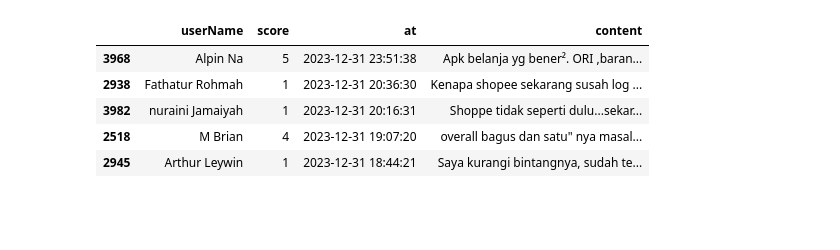
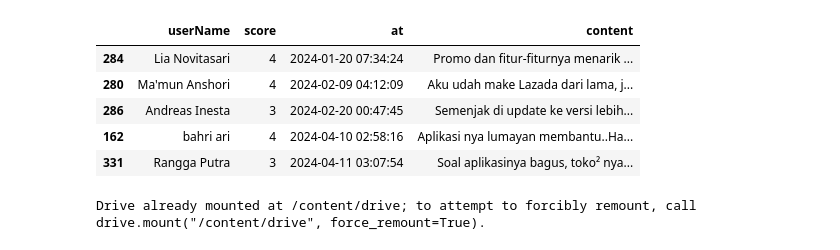
Before and after one commit to VindiSovia/Analisis_Sentimen, a Jupyter notebook: Scraping_google_PS.ipynb, the cells around one changed output. Cells and saved outputs as stored; diff of their text form; code cells hidden in the pictures; blank space fills up the shorter version.

```diff
--- a/Scraping_google_PS.ipynb
+++ b/Scraping_google_PS.ipynb
@@ -84,49 +68,0 @@ top_125_df = sorted_df.head(125)
-# %%
-# Filter baris berdasarkan tahun 2023
-df_2023 = df_busu[df_busu['at'].dt.year == 2023]
-
-# Pilih kolom yang ingin Anda tampilkan
-new_df = df_2023[['userName', 'score', 'at', 'content']]
-
-# Urutkan dataframe berdasarkan tanggal (dari yang terbaru)
-sorted_df = new_df.sort_values(by='at', ascending=False)
-
-# Inisialisasi variabel untuk menyimpan data teratas
-top_125_df = pd.DataFrame()
-
-# Inisialisasi variabel untuk menghitung total data yang telah diambil
-total_rows_taken = 0
-
-# Loop melalui setiap bulan dalam tahun 2023
-for month in range(1, 13):
-    # Filter data untuk bulan tertentu
-    df_month = sorted_df[(sorted_df['at'].dt.month == month)]
-
-    # Hitung jumlah data yang akan diambil untuk bulan ini
-    if total_rows_taken + 15 <= 125:
-        num_rows_to_take = min(15, len(df_month))
-    else:
-        num_rows_to_take = min(125 - total_rows_taken, len(df_month))
-
-    # Ambil data sesuai dengan batasan jumlah data per bulan
-    top_125_df = pd.concat([top_125_df, df_month.head(num_rows_to_take)], ignore_index=True)
-
-    # Perbarui jumlah total data yang telah diambil
-    total_rows_taken += num_rows_to_take
-
-    # Jika jumlah total data yang telah diambil mencapai 125, keluar dari loop
-    if total_rows_taken >= 125:
-        break
-
-# Pastikan jumlah data teratas tetap 125
-top_125_df = top_125_df.head(125)
-# %%
-# Take only 17 rows from the DataFrame
-top_125_df.head()
-# %% [output]
-|  | userName | score | at | content |
-| 3968 | Alpin Na | 5 | 2023-12-31 23:51:38 | Apk belanja yg bener². ORI ,baran... |
-| 2938 | Fathatur Rohmah | 1 | 2023-12-31 20:36:30 | Kenapa shopee sekarang susah log ... |
-| 3982 | nuraini Jamaiyah | 1 | 2023-12-31 20:16:31 | Shoppe tidak seperti dulu...sekar... |
-| 2518 | M Brian | 4 | 2023-12-31 19:07:20 | overall bagus dan satu" nya masal... |
-| 2945 | Arthur Leywin | 1 | 2023-12-31 18:44:21 | Saya kurangi bintangnya, sudah te... |
@@ -135,0 +69,11 @@ top_125_df.to_csv("ShopeeGPS.csv", index=False)
+# %%
+df_busu = sorted_df
+# %%
+df_busu.head()
+# %% [output]
+|  | userName | score | at | content |
+| 284 | Lia Novitasari | 4 | 2024-01-20 07:34:24 | Promo dan fitur-fiturnya menarik ... |
+| 280 | Ma'mun Anshori | 4 | 2024-02-09 04:12:09 | Aku udah make Lazada dari lama, j... |
+| 286 | Andreas Inesta | 3 | 2024-02-20 00:47:45 | Semenjak di update ke versi lebih... |
+| 162 | bahri ari | 4 | 2024-04-10 02:58:16 | Aplikasi nya lumayan membantu..Ha... |
+| 331 | Rangga Putra | 3 | 2024-04-11 03:07:54 | Soal aplikasinya bagus, toko² nya... |
@@ -135,0 +82,5 @@ top_125_df.to_csv("ShopeeGPS.csv", index=False)
+# %%
+from google.colab import drive
+drive.mount('/content/drive')
+# %% [output]
+Drive already mounted at /content/drive; to attempt to forcibly remount, call drive.mount("/content/drive", force_remount=True).
```
Also changed, not shown: parts of 10 cells of this notebook.
